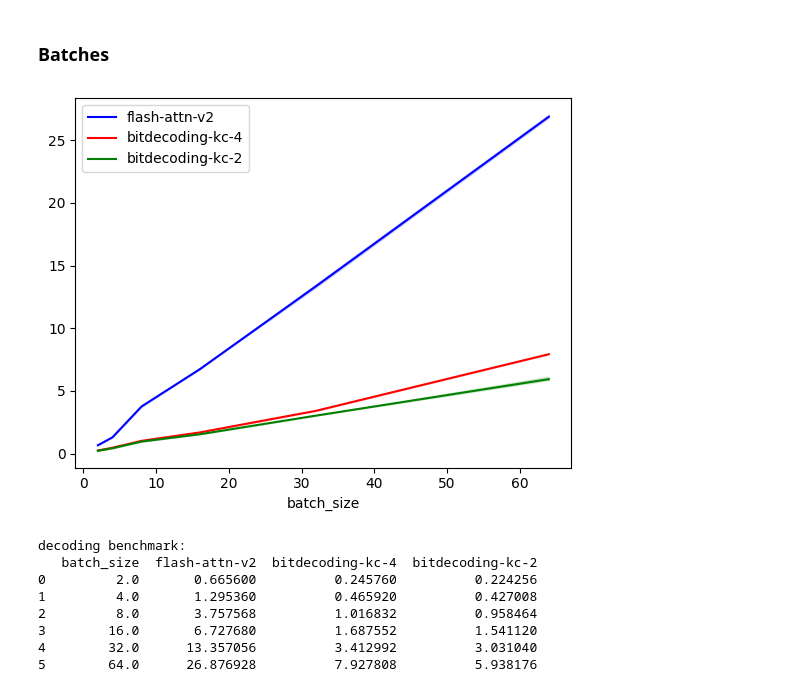
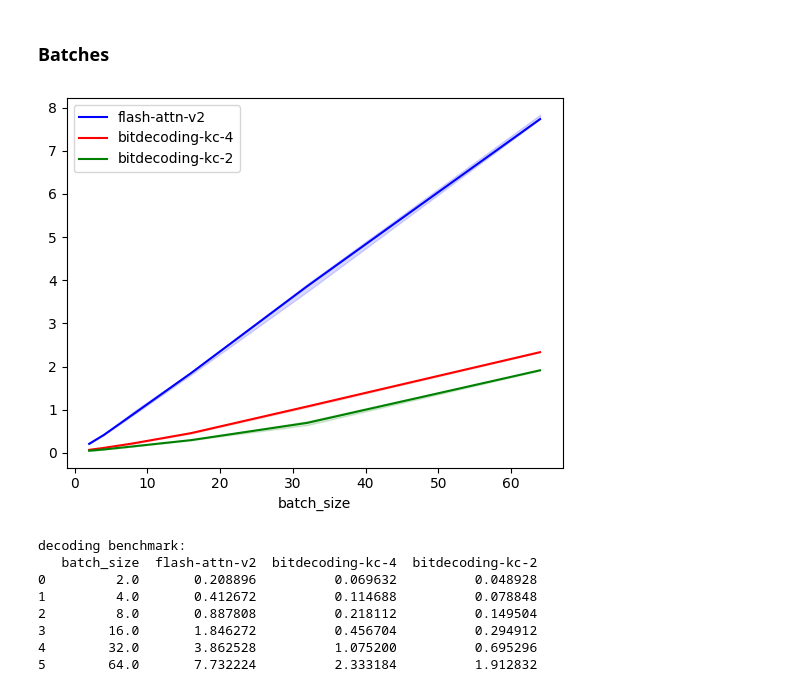
Before and after one commit to DD-DuDa/BitLadder, a Jupyter notebook: benchmark/bench_single_decode.ipynb, the cells around one changed output. Drawn from its saved outputs; the diff is of its cells as text; code cells hidden in the pictures.

```diff
--- a/benchmark/bench_single_decode.ipynb
+++ b/benchmark/bench_single_decode.ipynb
@@ -215,7 +227,7 @@ def benchmark(batch_size, provider):
     device = "cuda"
     dtype = torch.float16
 
-    seq_len = 32768
+    seq_len = 4096
     nheads = 32
     nheads_k = 32
     d = 128
@@ -241,39 +253,39 @@ def benchmark(batch_size, provider):
         v_pack   = torch.zeros((batch_size, seq_len, nheads_k, int(d // pack_nums)),  dtype=torch.uint16, device=device)
         v_params = torch.zeros((batch_size, int(d // group_size), nheads_k, seq_len), dtype=torch.float32, device=device)
         ms, min_ms, max_ms = triton.testing.do_bench(lambda: fwd_kvcache_int(q,
                                                                              k_pack, k_params,
                                                                              v_pack, v_params,
                                                                              None, # opt_block_table
                                                                              sm_scale,
                                                                              quant_mode,
                                                                              group_size,
                                                                              num_bits), quantiles=quantiles)
     elif provider == 'bitdecoding-kc-2':
         num_bits = 2
         pack_nums = 16 / num_bits
         k_pack   = torch.zeros((batch_size, int(seq_len // pack_nums), nheads_k, d),  dtype=torch.uint16, device=device)
         k_params = torch.zeros((batch_size, int(seq_len // group_size), nheads_k, d), dtype=torch.float32, device=device)
         v_pack   = torch.zeros((batch_size, seq_len, nheads_k, int(d // pack_nums)),  dtype=torch.uint16, device=device)
         v_params = torch.zeros((batch_size, int(d // group_size), nheads_k, seq_len), dtype=torch.float32, device=device)
         ms, min_ms, max_ms = triton.testing.do_bench(lambda: fwd_kvcache_int(q,
                                                                              k_pack, k_params,
                                                                              v_pack, v_params,
                                                                              None, # opt_block_table
                                                                              sm_scale,
                                                                              quant_mode,
                                                                              group_size,
                                                                              num_bits), quantiles=quantiles)
 
     return ms, min_ms, max_ms
 
 benchmark.run(show_plots=True, print_data=True)
 # %% [output]
-[figure, old version]
+[figure, new version]
 decoding benchmark:
    batch_size  flash-attn-v2  bitdecoding-kc-4  bitdecoding-kc-2
-0         2.0       0.665600          0.245760          0.224256
-1         4.0       1.295360          0.465920          0.427008
-2         8.0       3.757568          1.016832          0.958464
-3        16.0       6.727680          1.687552          1.541120
-4        32.0      13.357056          3.412992          3.031040
-5        64.0      26.876928          7.927808          5.938176
+0         2.0       0.208896          0.069632          0.048928
+1         4.0       0.412672          0.114688          0.078848
+2         8.0       0.887808          0.218112          0.149504
+3        16.0       1.846272          0.456704          0.294912
+4        32.0       3.862528          1.075200          0.695296
+5        64.0       7.732224          2.333184          1.912832
```
Also changed, not shown: parts of 1 cell of this notebook.
